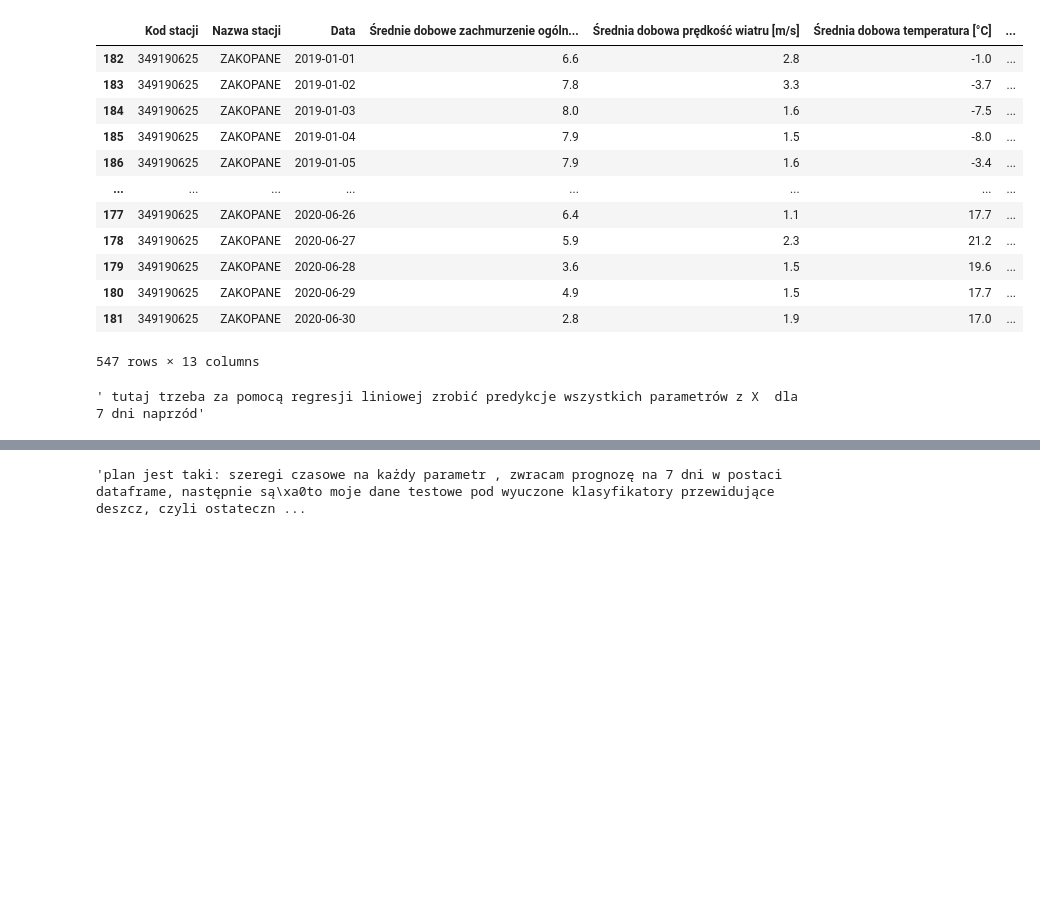
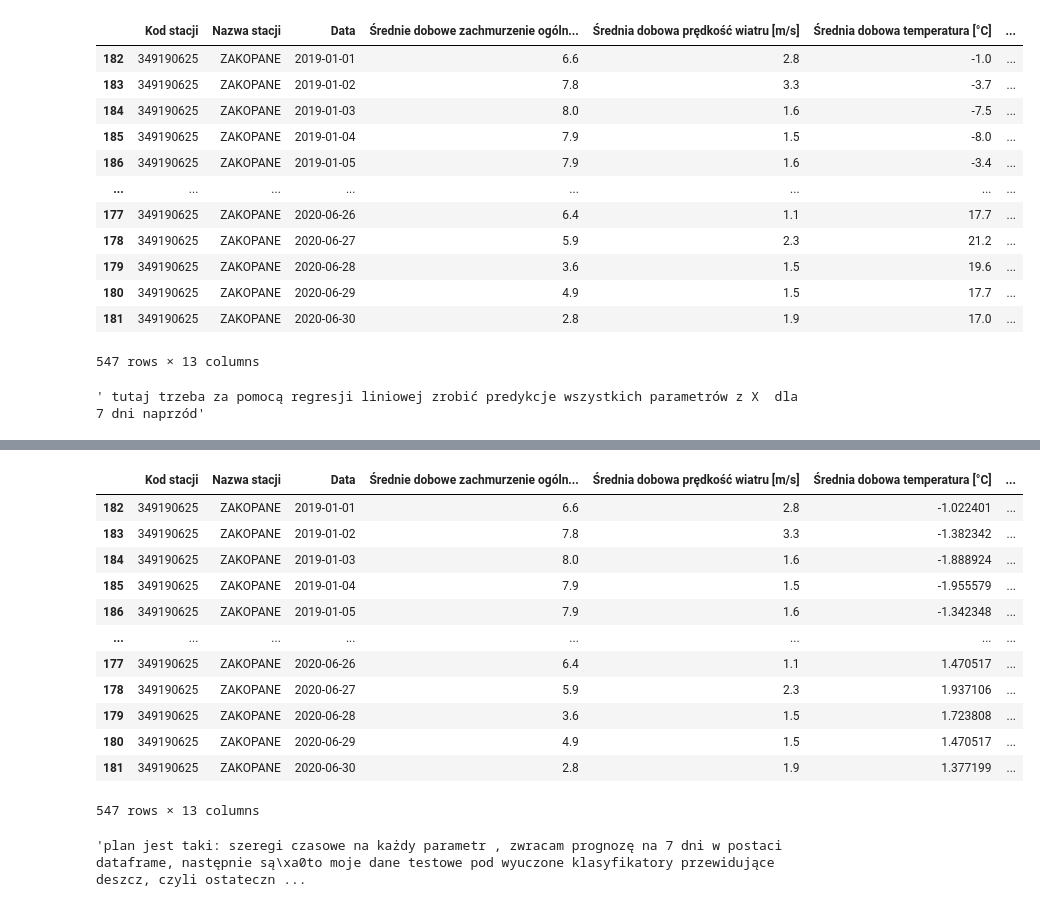
Before and after one commit to 9albert6/mkird, a Jupyter notebook: Models.ipynb, the cells around one changed output, grey strips where cells are left out. Saved outputs shown, nothing was run; the diff lists cells and outputs as text; code cells hidden in the pictures; blank space fills up the shorter version.

```diff
--- a/Models.ipynb
+++ b/Models.ipynb
@@ -174,3 +171,19 @@ df1
+# %%
+df
+# %% [output]
+|  | Kod stacji | Nazwa stacji | Data | Średnie dobowe zachmurzenie ogóln... | Średnia dobowa prędkość wiatru [m/s] | Średnia dobowa temperatura [°C] | ... |
+| 182 | 349190625 | ZAKOPANE | 2019-01-01 | 6.6 | 2.8 | -1.022401 | ... |
+| 183 | 349190625 | ZAKOPANE | 2019-01-02 | 7.8 | 3.3 | -1.382342 | ... |
+| 184 | 349190625 | ZAKOPANE | 2019-01-03 | 8.0 | 1.6 | -1.888924 | ... |
+| 185 | 349190625 | ZAKOPANE | 2019-01-04 | 7.9 | 1.5 | -1.955579 | ... |
+| 186 | 349190625 | ZAKOPANE | 2019-01-05 | 7.9 | 1.6 | -1.342348 | ... |
+| ... | ... | ... | ... | ... | ... | ... | ... |
+| 177 | 349190625 | ZAKOPANE | 2020-06-26 | 6.4 | 1.1 | 1.470517 | ... |
+| 178 | 349190625 | ZAKOPANE | 2020-06-27 | 5.9 | 2.3 | 1.937106 | ... |
+| 179 | 349190625 | ZAKOPANE | 2020-06-28 | 3.6 | 1.5 | 1.723808 | ... |
+| 180 | 349190625 | ZAKOPANE | 2020-06-29 | 4.9 | 1.5 | 1.470517 | ... |
+| 181 | 349190625 | ZAKOPANE | 2020-06-30 | 2.8 | 1.9 | 1.377199 | ... |
+547 rows × 13 columns
 # %%
 '''plan jest taki: szeregi czasowe na każdy parametr , zwracam prognozę na 7 dni w postaci dataframe, następnie są to moje dane testowe pod wyuczone klasyfikatory przewidujące deszcz, czyli ostatecznie dostaje temp przewidzianą i label 1 lub 0 na ... % skuteczności algortmu czyli jeśli accuracy jest równo 0,77 to 77% ze będzie padać lub nie ( w dzień lub w nocy)'''
 # %% [output]
```
Also changed, not shown: parts of 19 cells of this notebook, 1 other file.
